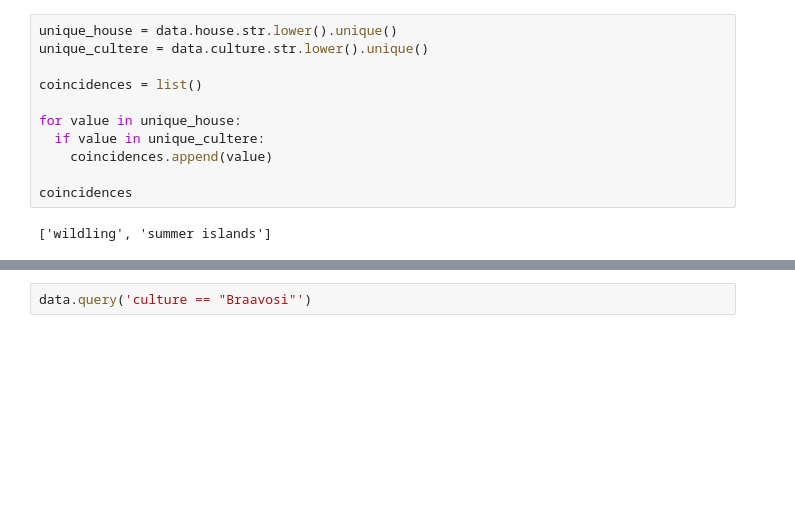
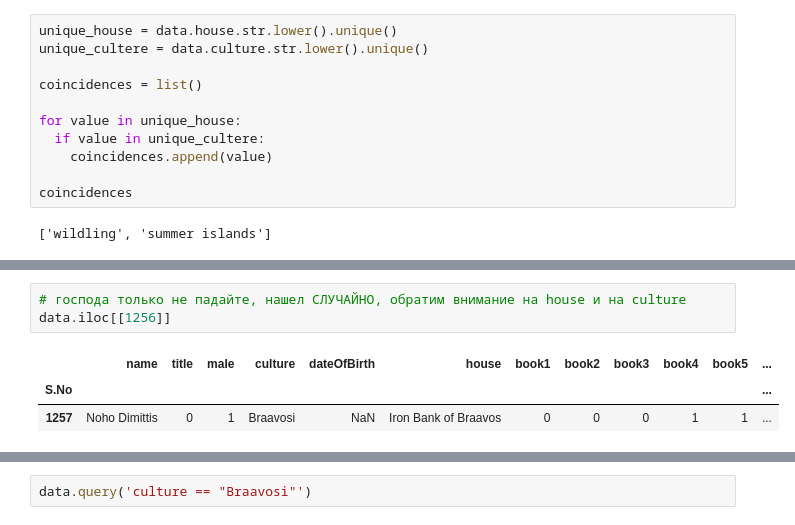
Before and after one commit to qwart6/DLS_by_MIPT, a Jupyter notebook: week_01_ml_intro/Homework/hw_1_game_of_thrones.ipynb, the cells around one changed output, grey strips where cells are left out. Saved outputs shown, nothing was run; the diff lists cells and outputs as text; blank space fills up the shorter version.

```diff
--- a/week_01_ml_intro/Homework/hw_1_game_of_thrones.ipynb
+++ b/week_01_ml_intro/Homework/hw_1_game_of_thrones.ipynb
@@ -277,0 +275,7 @@ print(common_elements)
+# %%
+# господа только не падайте, нашел СЛУЧАЙНО, обратим внимание на house и на culture
+data.iloc[[1256]]
+# %% [output]
+|  | name | title | male | culture | dateOfBirth | house | book1 | book2 | book3 | book4 | book5 | ... |
+| S.No |  |  |  |  |  |  |  |  |  |  |  | ... |
+| 1257 | Noho Dimittis | 0 | 1 | Braavosi | NaN | Iron Bank of Braavos | 0 | 0 | 0 | 1 | 1 | ... |
```
Also changed, not shown: parts of 6 cells of this notebook.
